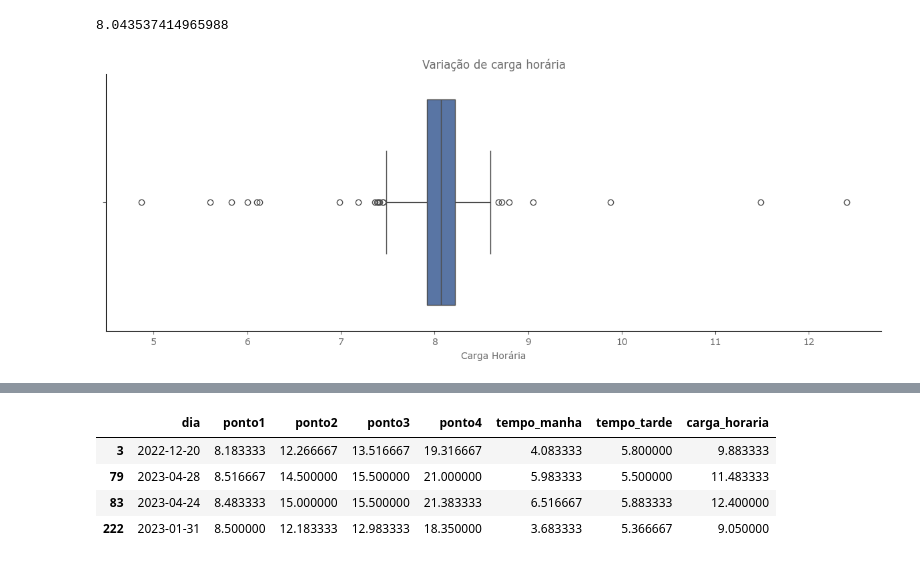
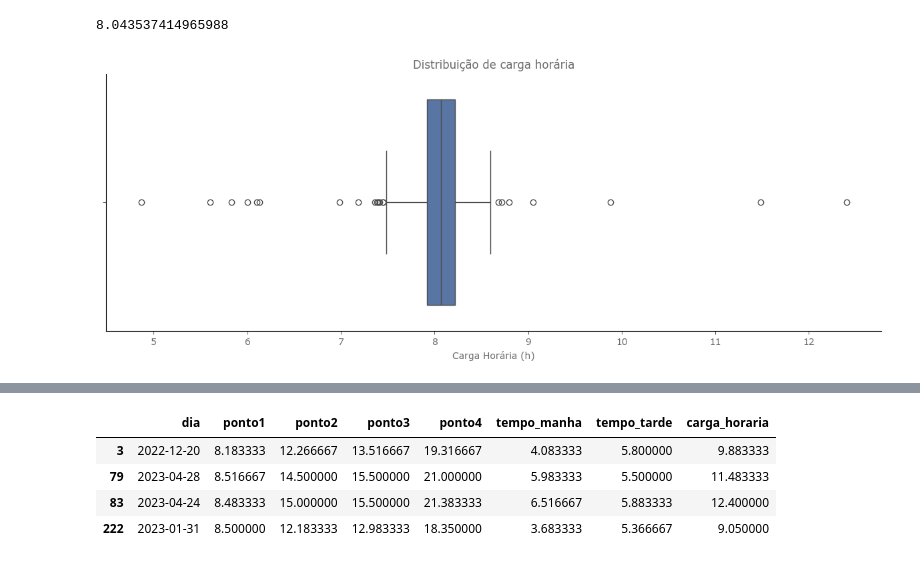
Before and after one commit to evaristocosta/jornadaDeTrabalho, a Jupyter notebook: analise-horas.ipynb, the cells around one changed output, grey strips where cells are left out. Saved outputs shown, nothing was run; the diff lists cells and outputs as text; code cells hidden in the pictures.

```diff
--- a/analise-horas.ipynb
+++ b/analise-horas.ipynb
@@ -382,12 +402,12 @@ datahora_report["carga_horaria"].mean()
 # %%
 plt.figure(figsize=(15, 5))
 sns.boxplot(datahora_report, x="carga_horaria")
 
 plt.xlabel("Carga Horária (h)")
 # plt.ylabel("Carga Horária Total")
-plt.title("Variação de carga horária")
+plt.title("Distribuição de carga horária")
 
 sns.despine()
 plt.show()
 # %% [output]
-[figure, old version]
+[figure, new version]
```
Also changed, not shown: parts of 5 cells of this notebook.
